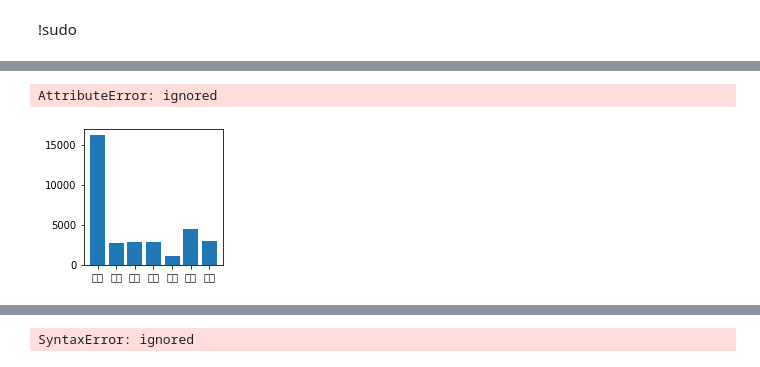
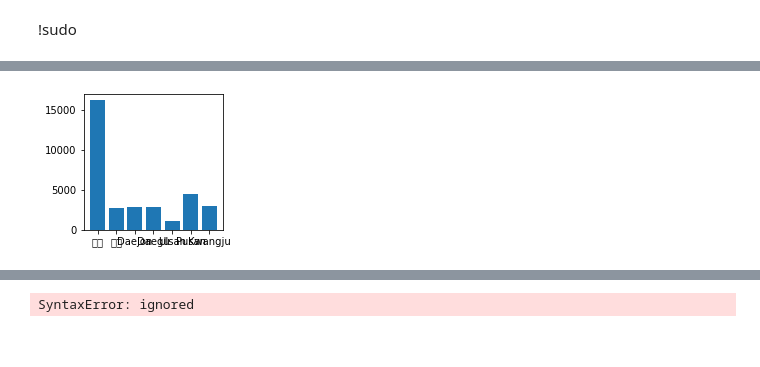
Before and after one commit to beomseokwee/pythonBigData, a Jupyter notebook: 분석시각화4일차.ipynb, the cells around one changed output, grey strips where cells are left out. Saved outputs shown, nothing was run; the diff lists cells and outputs as text; code cells hidden in the pictures.

```diff
--- a/분석시각화4일차.ipynb
+++ b/분석시각화4일차.ipynb
@@ -125,20 +138,14 @@ plt.show()
 # %%
 import matplotlib.pyplot as plt
-import pandas as pd
-import numpy as np
-plt.rc('font',family = 'NanumBarunGothic')
-plt.titile('테스트')
-plt.show()
+plt.rc('font', family='NanumBarunGothic') # window
-# %% [output]
-AttributeError: ignored
 # %%
 plt.figure(figsize=(2.5,2.5))
-city =['서울','인천','대전','대구','울산','부산','광주']
+city =['서울','인천','Daejon','Daegu','Ulsan','Pusan','Kwangju']
 
 lat = [37.56, 37.45, 36.35, 35.87, 35.53, 35.18, 35.16]
 lon = [126.97, 126.70, 127.38,128.60,129.31,129.07,126.85]
 pop_den = [16154,2751,2839,2790,1099,4454,2995] #1000명 단위
 plt.bar(city,pop_den)
 plt.show()
 # %% [output]
-[figure, old version]
+[figure, new version]
```
Also changed, not shown: parts of 31 cells of this notebook.
